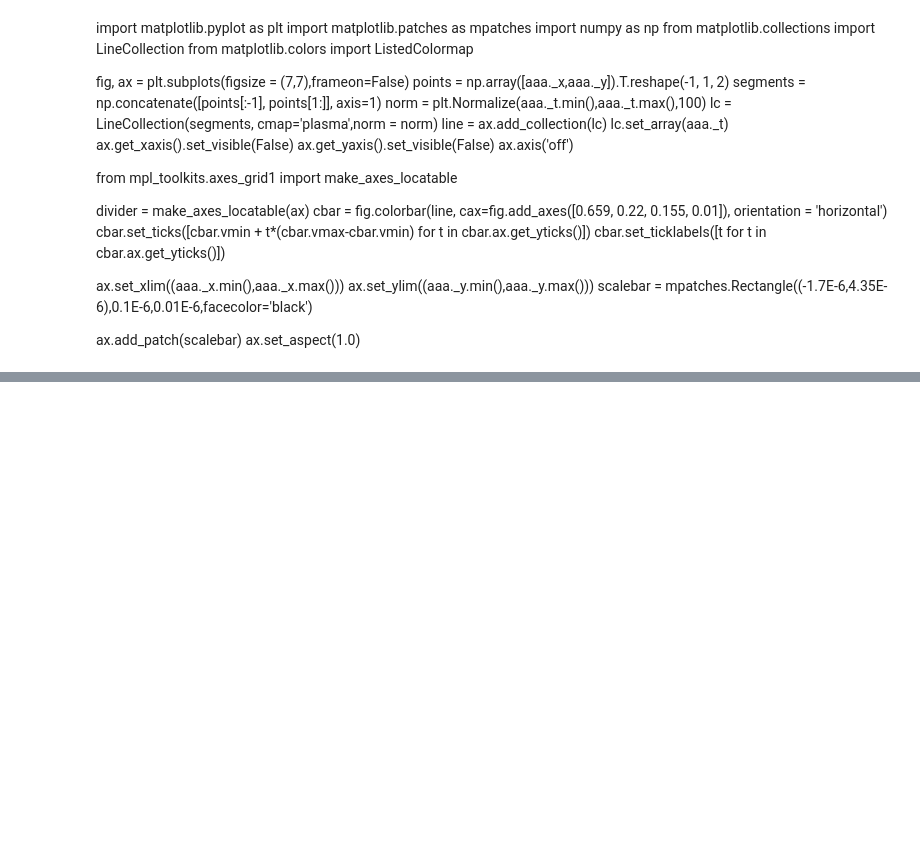
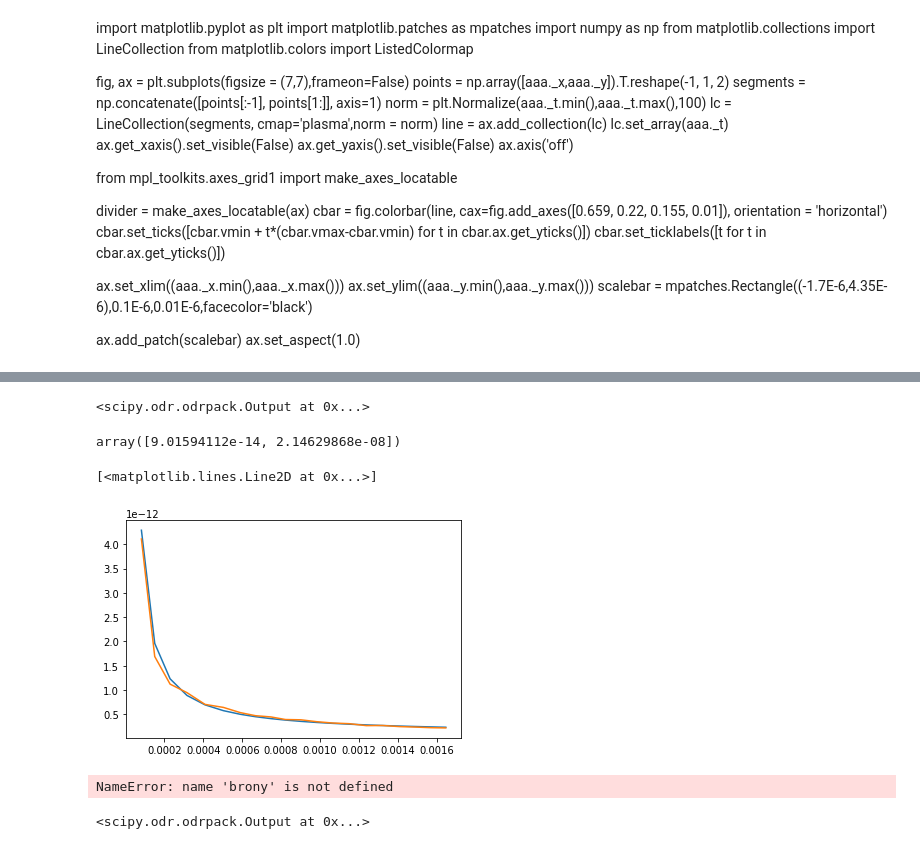
Before and after one commit to FReina/TRAIT2D, a Jupyter notebook: testfeatures.ipynb, the cells around one changed output, grey strips where cells are left out. Saved outputs shown, nothing was run; the diff lists cells and outputs as text; code cells hidden in the pictures; blank space fills up the shorter version.

```diff
--- a/testfeatures.ipynb
+++ b/testfeatures.ipynb
@@ -200,0 +128,44 @@ len(aaa._msd)
+# %%
+mod = Model(brownie)
+# %%
+gionni = ODR(datei,mod,beta0 = [0.5E-12, 20E-9])
+# %%
+gionni.run()
+# %% [output]
+<scipy.odr.odrpack.Output at 0x...>
+# %%
+gionni.output.beta
+# %% [output]
+array([9.01594112e-14, 2.14629868e-08])
+# %%
+yy = brownie(gionni.output.beta,ex._tn[0:20])
+# %%
+import matplotlib.pyplot as plt
+
+plt.plot(ex._tn[0:20],yy)
+plt.plot(ex._tn[0:20],ex._adc[0:20])
+# %% [output]
+[<matplotlib.lines.Line2D at 0x...>]
+[figure, added]
+# %%
+class _Brownian(Model):
+    def brony(self,B,t):
+        return B[0] + B[1]**2 / (2*t*(1-2*self.R*t[0]/t))
+
+    def __init__(self, R):
+        self.R = R
+        super().__init__(brony, fjacb=None, fjacd=None,
+        extra_args=None, estimate=None, implicit=False, meta=None)
+
+
+
+
+bronian = _Brownian(R = 0.16666666)
+# %% [output]
+NameError: name 'brony' is not defined
+# %%
+gionni5 = ODR(datei,bronian,beta0 = [0.5E-12, 20E-9])
+
+gionni5.run()
+# %% [output]
+<scipy.odr.odrpack.Output at 0x...>
```
Also changed, not shown: parts of 26 cells of this notebook, 1 other file.
